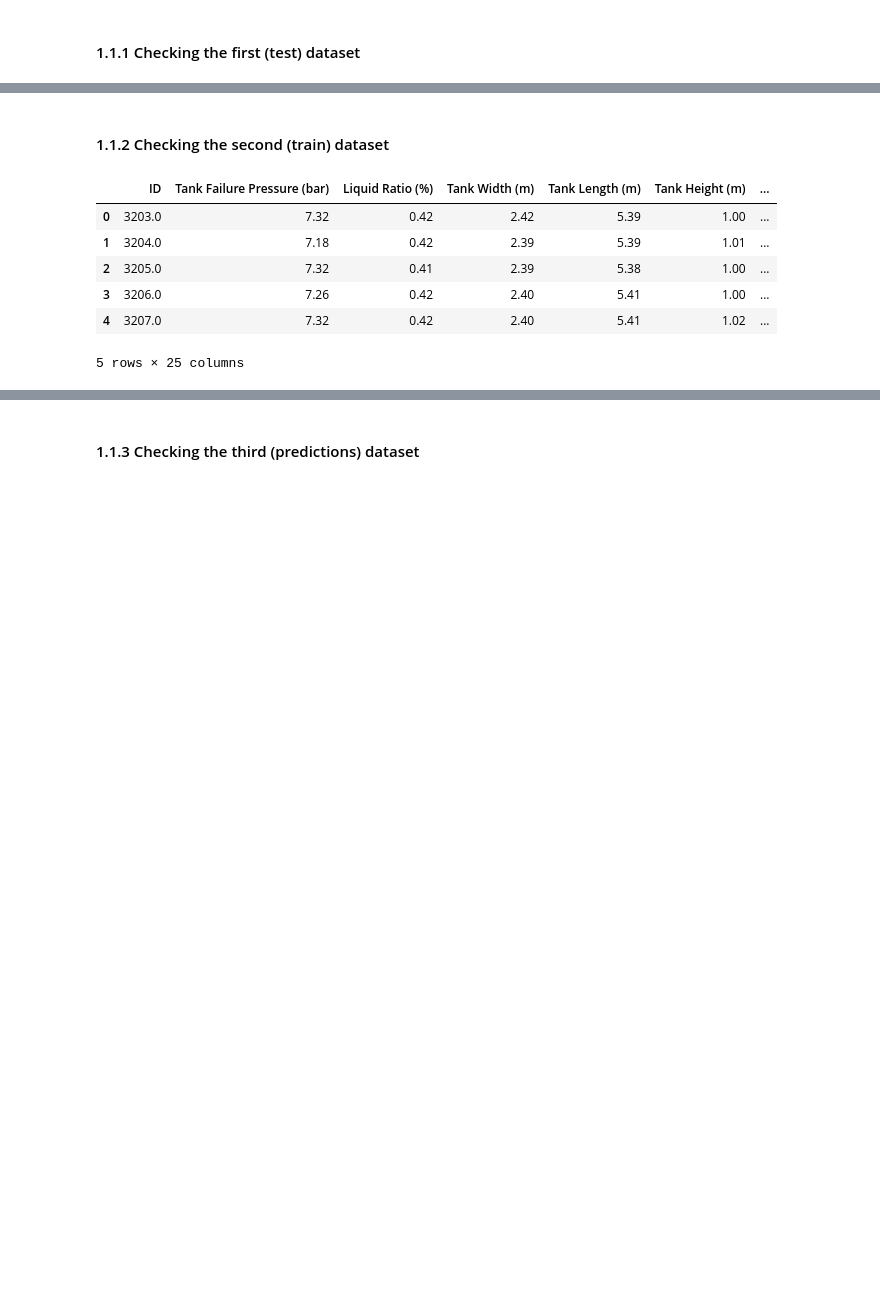
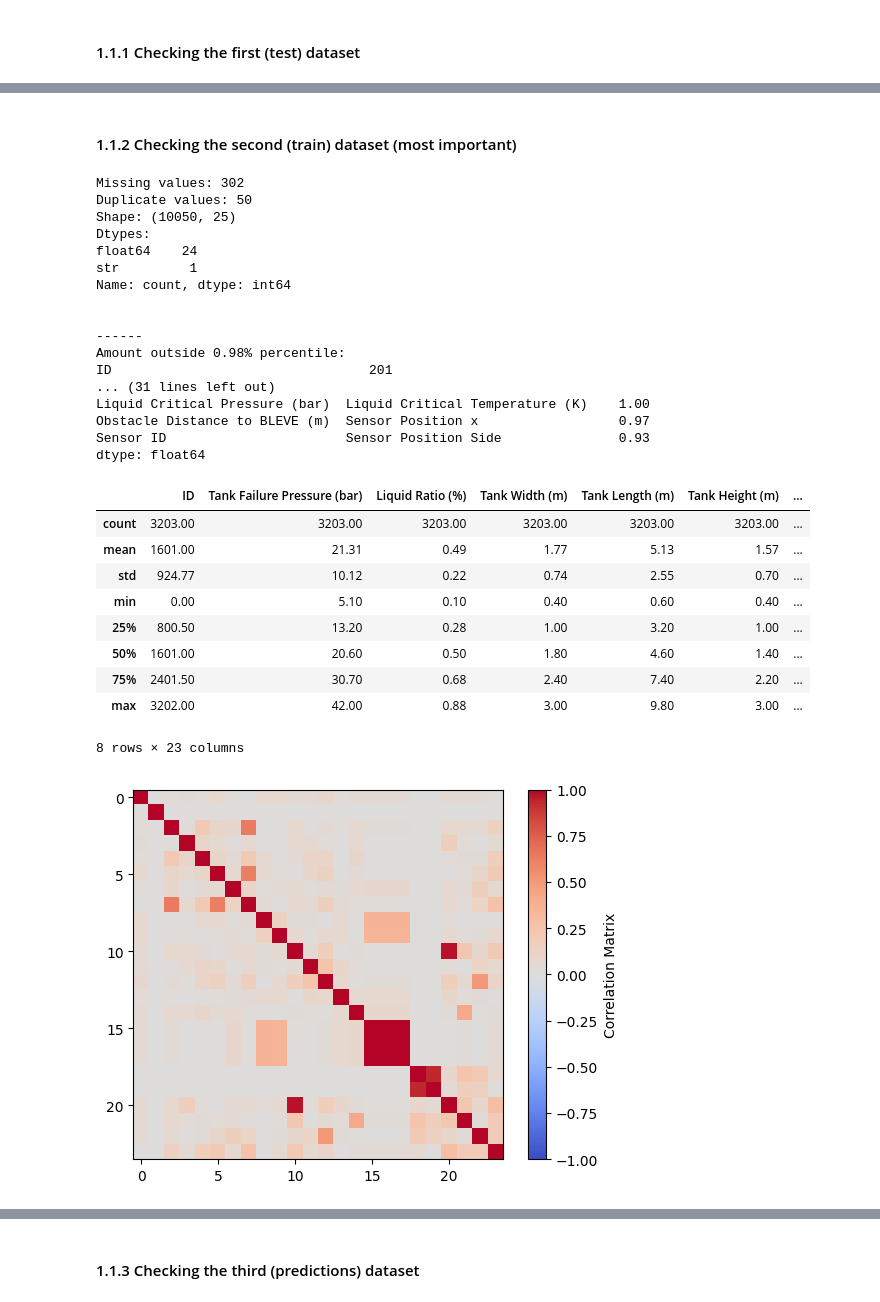
Before and after one commit to Ethan-Ty-Riekert/Year3Sem1_ML_Assignment, a Jupyter notebook: Code/main.ipynb, the cells around one changed output, grey strips where cells are left out. Cells and saved outputs as stored; diff of their text form; code cells hidden in the pictures; blank space fills up the shorter version.

```diff
--- a/Code/main.ipynb
+++ b/Code/main.ipynb
@@ -129,15 +153,49 @@ We have no duplicate or missing values that we have to take care of. However, th
 # %% [markdown]
-#### 1.1.2 Checking the second (train) dataset
+#### 1.1.2 Checking the second (train) dataset (most important)
 # %%
-print(f"Missing values {df_train.isnull().sum().sum()}")
-print(df_train.shape)
-print(df_train.info())
-df_train.describe()
+
+# NTS: We have no need to see the .head() as we have the .csv downloaded permanently. Can check that
+print(f"Missing values: {missingVal_train}")
+print(f"Duplicate values: {train_dup}")
+print(f"Shape: {df_train.shape}")
+print(f"Dtypes: \n{df_train.dtypes.value_counts()}\n\n")
+print(f"------\nAmount outside {percentile}% percentile: \n{over_train}\n\n-----")
+
+
+plt.figure()
+plt.imshow(train_corr, cmap='coolwarm', vmin=-1, vmax=1)
+plt.colorbar(label='Correlation Matrix')
+# Show only correlations above a threshold
+print("\nCorrelated Features\n")
+print(train_sorted_pairs[train_sorted_pairs > 0.8])
+
+df_test.describe()
 # %% [output]
+Missing values: 302
+Duplicate values: 50
+Shape: (10050, 25)
+Dtypes:
+float64    24
+str         1
+Name: count, dtype: int64
+
+
+------
+Amount outside 0.98% percentile:
+ID                                 201
+... (31 lines left out)
+Liquid Critical Pressure (bar)  Liquid Critical Temperature (K)    1.00
+Obstacle Distance to BLEVE (m)  Sensor Position x                  0.97
+Sensor ID                       Sensor Position Side               0.93
+dtype: float64
 |  | ID | Tank Failure Pressure (bar) | Liquid Ratio (%) | Tank Width (m) | Tank Length (m) | Tank Height (m) | ... |
-| 0 | 3203.0 | 7.32 | 0.42 | 2.42 | 5.39 | 1.00 | ... |
-| 1 | 3204.0 | 7.18 | 0.42 | 2.39 | 5.39 | 1.01 | ... |
-| 2 | 3205.0 | 7.32 | 0.41 | 2.39 | 5.38 | 1.00 | ... |
-| 3 | 3206.0 | 7.26 | 0.42 | 2.40 | 5.41 | 1.00 | ... |
-| 4 | 3207.0 | 7.32 | 0.42 | 2.40 | 5.41 | 1.02 | ... |
+| count | 3203.00 | 3203.00 | 3203.00 | 3203.00 | 3203.00 | 3203.00 | ... |
+| mean | 1601.00 | 21.31 | 0.49 | 1.77 | 5.13 | 1.57 | ... |
+| std | 924.77 | 10.12 | 0.22 | 0.74 | 2.55 | 0.70 | ... |
+| min | 0.00 | 5.10 | 0.10 | 0.40 | 0.60 | 0.40 | ... |
+| 25% | 800.50 | 13.20 | 0.28 | 1.00 | 3.20 | 1.00 | ... |
+| 50% | 1601.00 | 20.60 | 0.50 | 1.80 | 4.60 | 1.40 | ... |
+| 75% | 2401.50 | 30.70 | 0.68 | 2.40 | 7.40 | 2.20 | ... |
+| max | 3202.00 | 42.00 | 0.88 | 3.00 | 9.80 | 3.00 | ... |
-5 rows × 25 columns
+8 rows × 23 columns
+[figure, added]
```
Also changed, not shown: parts of 20 cells of this notebook.
